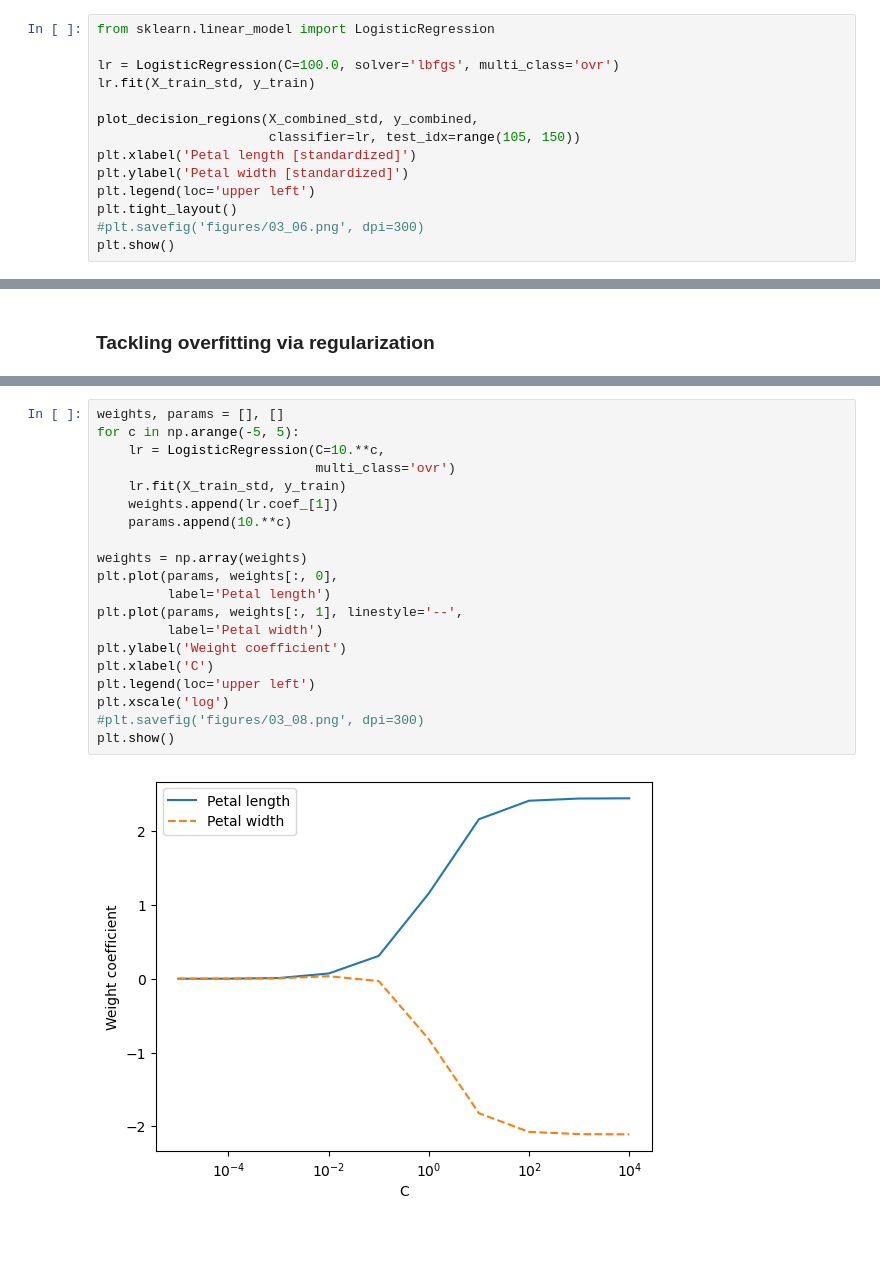
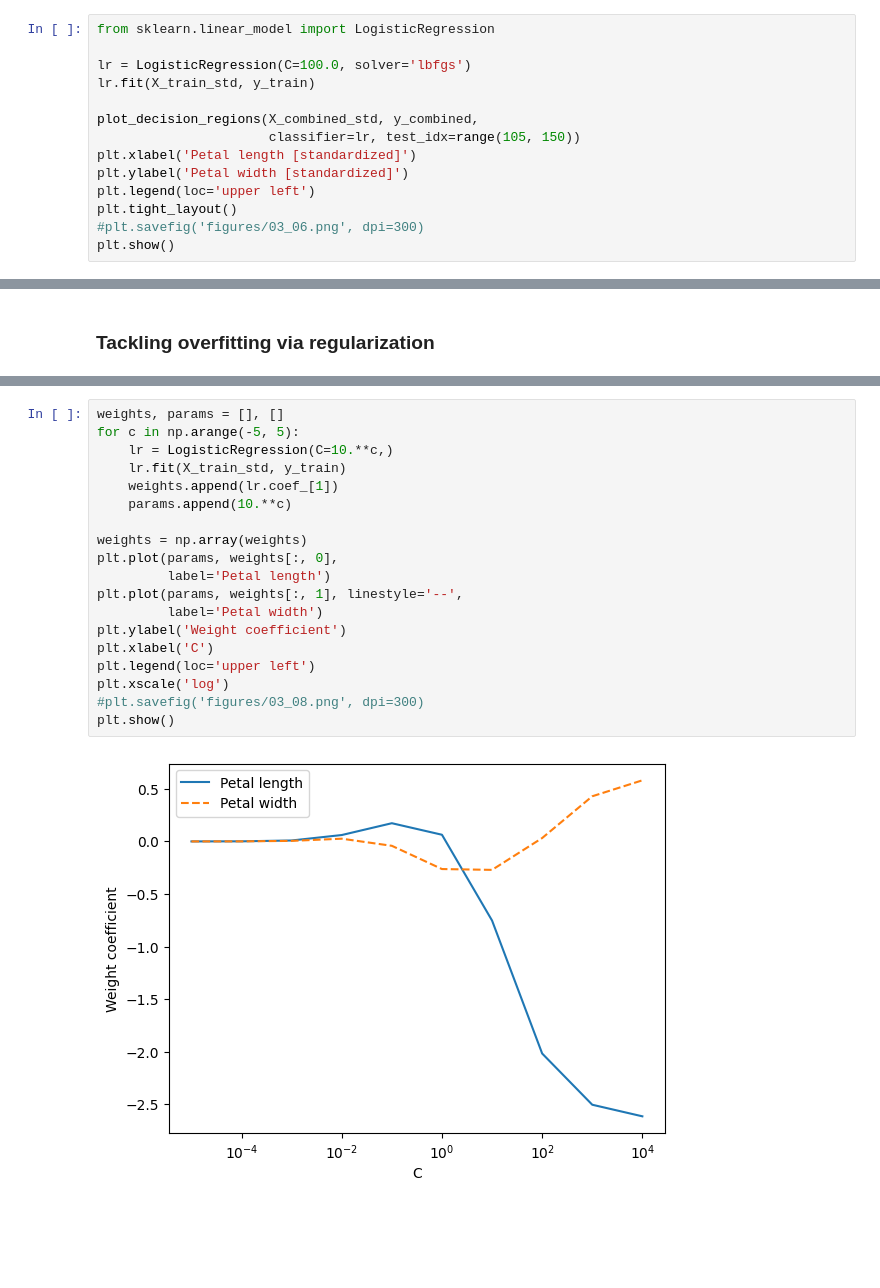
Before and after one commit to brianjalaian/CAP6606_ML_ISR, a Jupyter notebook: modules/03_sklearn_classifiers/ch03-BAJ.ipynb, the cells around one changed output, grey strips where cells are left out. Cells and saved outputs as stored; diff of their text form.

```diff
--- a/modules/03_sklearn_classifiers/ch03-BAJ.ipynb
+++ b/modules/03_sklearn_classifiers/ch03-BAJ.ipynb
@@ -503,7 +525,7 @@ The x-axis is labeled as 'Petal length [standardized]' and the y-axis is labeled
 # %%
 from sklearn.linear_model import LogisticRegression
 
-lr = LogisticRegression(C=100.0, solver='lbfgs', multi_class='ovr')
+lr = LogisticRegression(C=100.0, solver='lbfgs')
 lr.fit(X_train_std, y_train)
 
 plot_decision_regions(X_combined_std, y_combined,
@@ -603,25 +635,24 @@ Image(filename='figures/03_07.png', width=700)
 # %%
 weights, params = [], []
 for c in np.arange(-5, 5):
-    lr = LogisticRegression(C=10.**c,
-                            multi_class='ovr')
+    lr = LogisticRegression(C=10.**c,)
     lr.fit(X_train_std, y_train)
     weights.append(lr.coef_[1])
     params.append(10.**c)
 
 weights = np.array(weights)
 plt.plot(params, weights[:, 0],
          label='Petal length')
 plt.plot(params, weights[:, 1], linestyle='--',
          label='Petal width')
 plt.ylabel('Weight coefficient')
 plt.xlabel('C')
 plt.legend(loc='upper left')
 plt.xscale('log')
 #plt.savefig('figures/03_08.png', dpi=300)
 plt.show()
 # %% [output]
-[figure, old version]
+[figure, new version]
 # %% [markdown]
 <br>
 <br>
```
Also changed, not shown: parts of 30 cells of this notebook, 3 other files.
